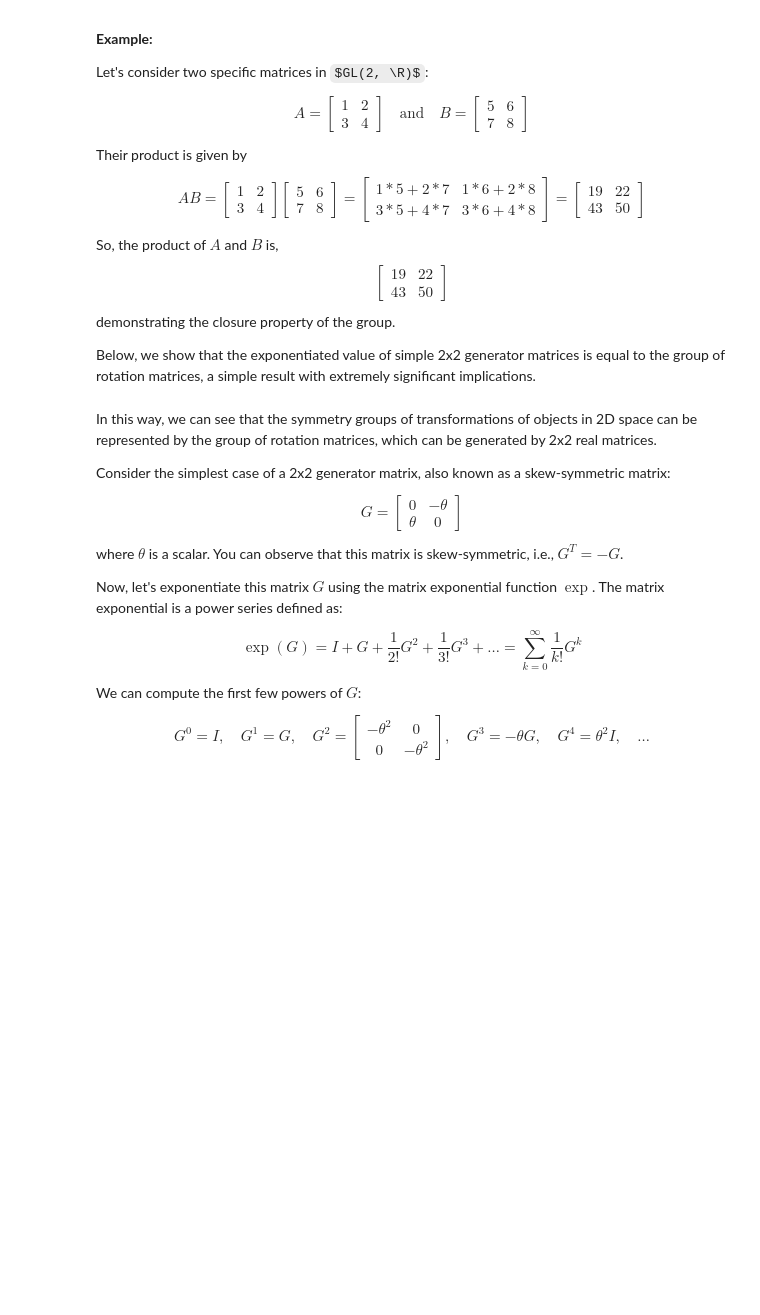
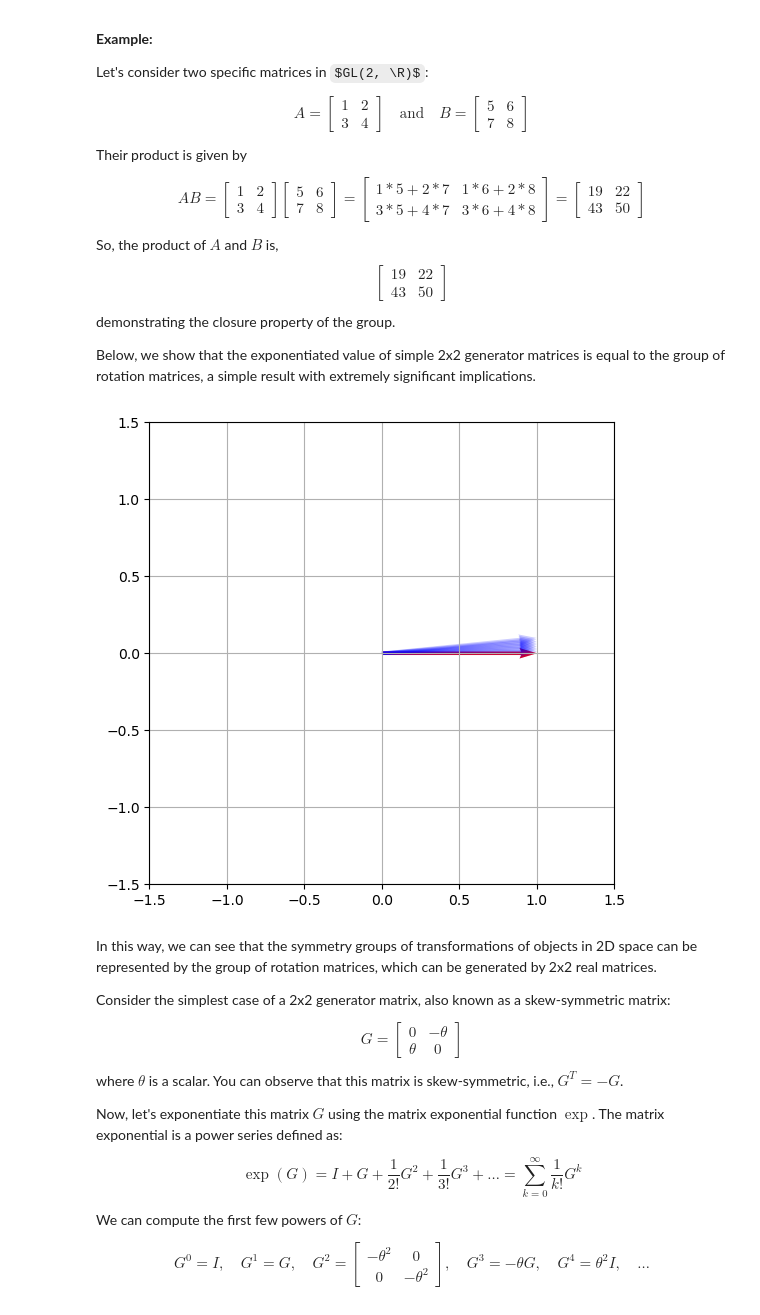
Before and after one commit to zwimpee/LieGroupsDeepLearning, a Jupyter notebook: Chapter 1 - Introduction to Lie Groups/Code/ch1_exercises.ipynb, the cells around one changed output. Cells and saved outputs as stored; diff of their text form; code cells hidden in the pictures; some formulas as TeX source; blank space fills up the shorter version.

```diff
--- a/Chapter 1 - Introduction to Lie Groups/Code/ch1_exercises.ipynb
+++ b/Chapter 1 - Introduction to Lie Groups/Code/ch1_exercises.ipynb
@@ -397,33 +432,35 @@ demonstrating the closure property of the group.
 
 Below, we show that the exponentiated value of simple 2x2 generator matrices is equal to the group of rotation matrices, a simple result with extremely significant implications.
 # %%
-import torch
-import matplotlib.pyplot as plt
-
 # Define a function to generate a skew-symmetric matrix
 def skew_symmetric(theta):
-    return theta * torch.tensor([[0, -1], [1, 0]])
+    return theta * torch.tensor(
+        [[0, -1],
+         [1, 0]]
+        )
 
 # Define a vector
 v = torch.tensor([1.0, 0.0])
 
 # Generate a sequence of skew-symmetric matrices and compute their matrix exponentials
 thetas = torch.linspace(0, 0.1, 10)
 skew_symmetric_matrices = [skew_symmetric(theta) for theta in thetas]
 rotation_matrices = [torch.linalg.matrix_exp(X) for X in skew_symmetric_matrices]
 
 # Apply the rotation matrices to the vector
 v_rotated = [R @ v for R in rotation_matrices]
 
 # Plot the original and rotated vectors
 plt.figure(figsize=(6,6))
 plt.quiver(*v, angles='xy', scale_units='xy', scale=1, color='r')
 for v_r in v_rotated:
     plt.quiver(*v_r, angles='xy', scale_units='xy', scale=1, color='b', alpha=0.2)
 plt.xlim(-1.5, 1.5)
 plt.ylim(-1.5, 1.5)
 plt.grid()
 plt.show()
+# %% [output]
+[figure, added]
 # %% [markdown]
 In this way, we can see that the symmetry groups of transformations of objects in 2D space can be represented by the group of rotation matrices, which can be generated by 2x2 real matrices.
 
```
Also changed, not shown: parts of 20 cells of this notebook.
